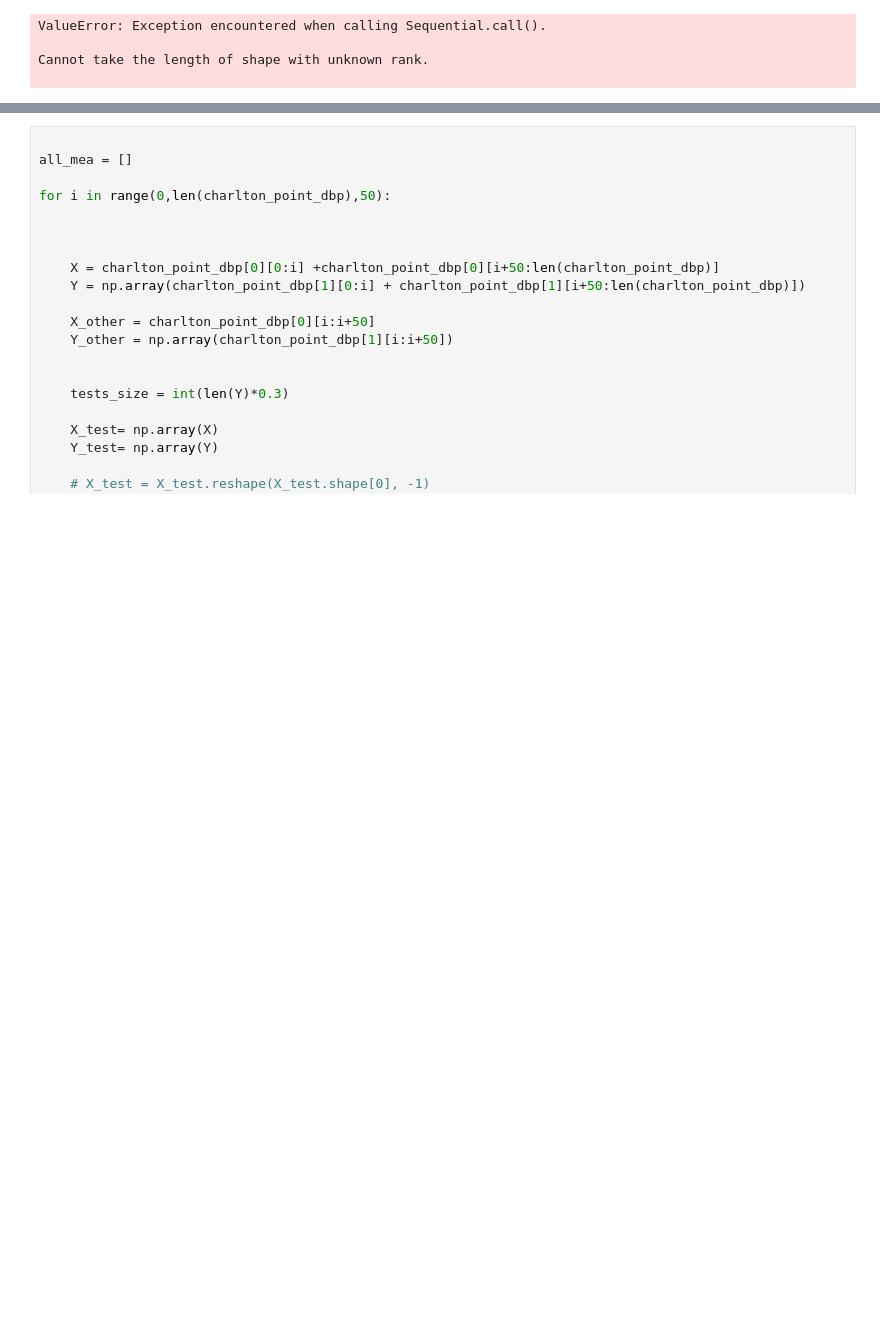
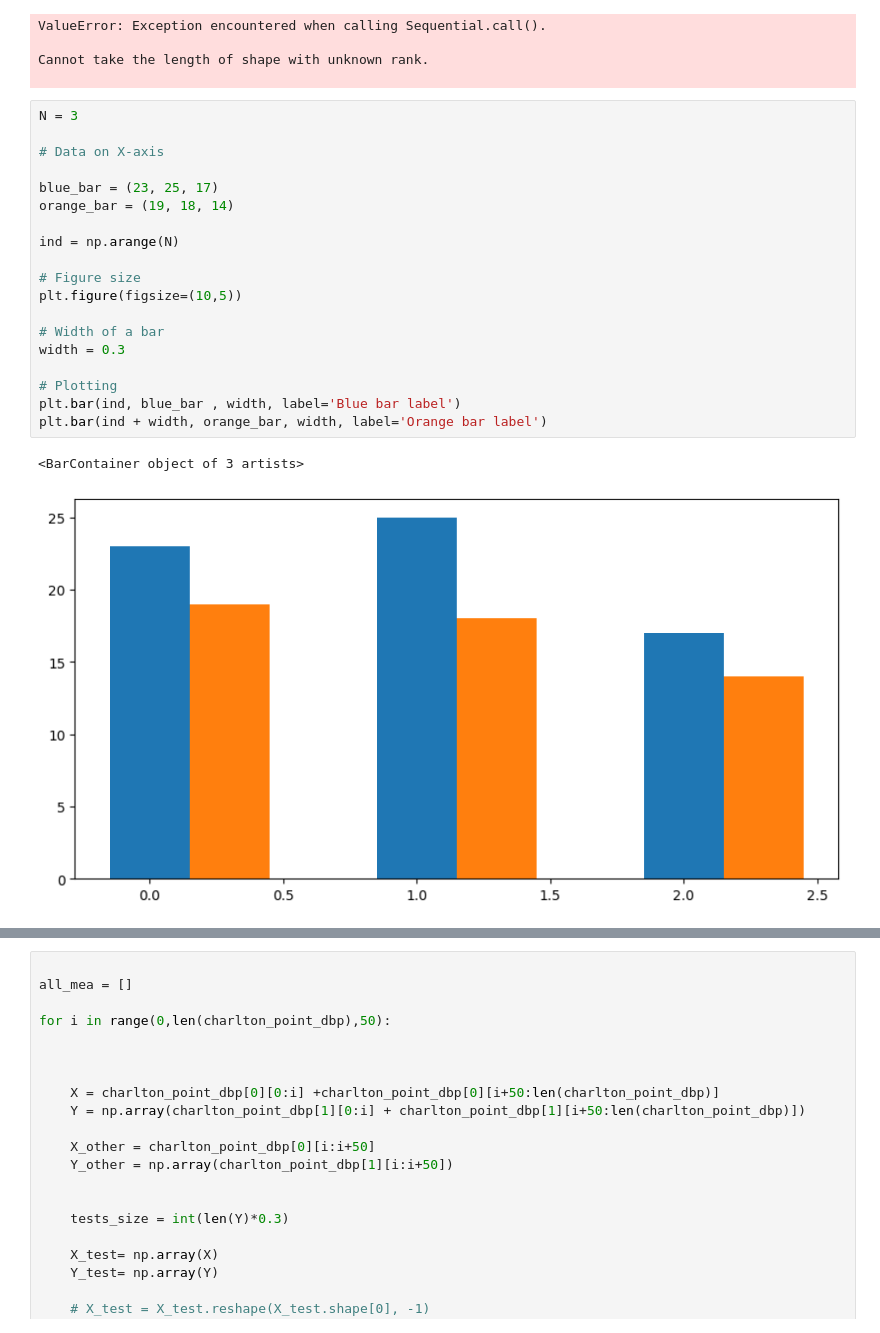
Before and after one commit to danielle34/summer24-lab, a Jupyter notebook: charlton_testings.ipynb, the cells around one changed output, grey strips where cells are left out. Saved outputs shown, nothing was run; the diff lists cells and outputs as text; blank space fills up the shorter version.

```diff
--- a/charlton_testings.ipynb
+++ b/charlton_testings.ipynb
@@ -481,3 +483,25 @@ ValueError: Exception encountered when calling Sequential.call().
 
 Cannot take the length of shape with unknown rank.
 
+# %%
+N = 3
+
+# Data on X-axis
+
+blue_bar = (23, 25, 17)
+orange_bar = (19, 18, 14)
+
+ind = np.arange(N)
+
+# Figure size
+plt.figure(figsize=(10,5))
+
+# Width of a bar
+width = 0.3
+
+# Plotting
+plt.bar(ind, blue_bar , width, label='Blue bar label')
+plt.bar(ind + width, orange_bar, width, label='Orange bar label')
+# %% [output]
+<BarContainer object of 3 artists>
+[figure, added]
```
Also changed, not shown: parts of 2 cells of this notebook, 1 other file.
